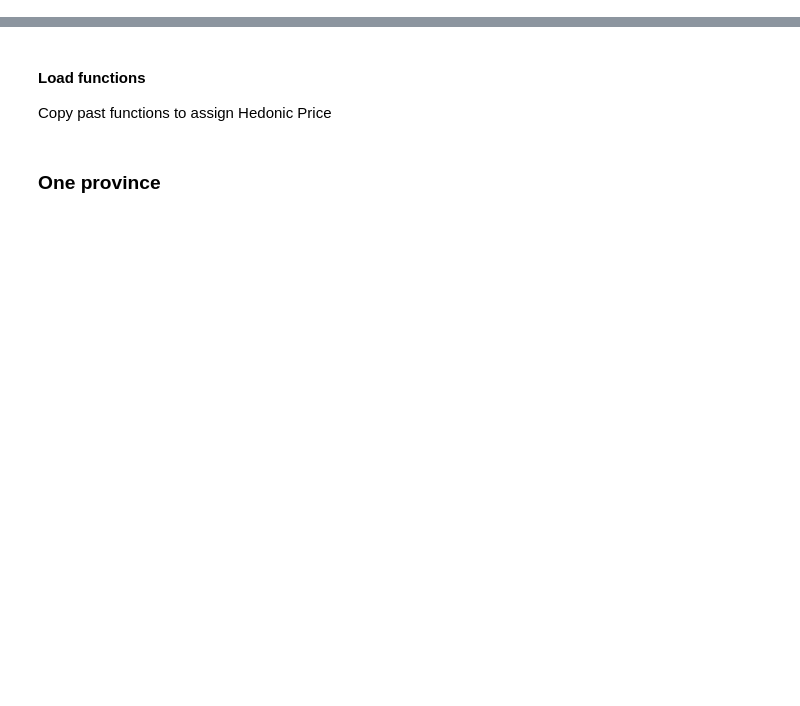
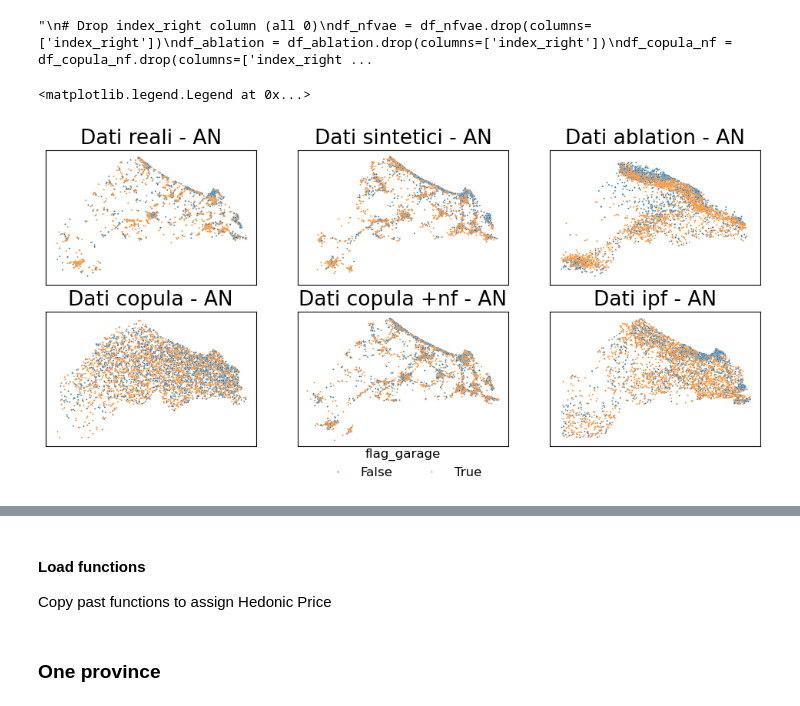
Before and after one commit to jaclenti/NFVAE-population-synthesis, a Jupyter notebook: notebooks/jl_popsyn_comparison_ablation.ipynb, the cells around one changed output, grey strips where cells are left out. Cells and saved outputs as stored; diff of their text form; code cells hidden in the pictures; blank space fills up the shorter version.

Commit message:
Update comparison ablation

```diff
--- a/notebooks/jl_popsyn_comparison_ablation.ipynb
+++ b/notebooks/jl_popsyn_comparison_ablation.ipynb
@@ -26,0 +155,79 @@ from spatial_autocorrelation import get_localMoransI, LISA_scatterplot
+# %%
+import pickle
+
+prov = "AN"
+
+with open(f'/data/housing/data/intermediate/jl_pop_synth/isp_baselines/all_baselines_{prov}.pickle', 'rb') as f:
+    all_baselines = pickle.load(f)
+
+
+all_baselines.keys()
+
+#
+
+df_real = all_baselines['df_real']
+df_nfvae= all_baselines['df_nfvae']
+df_ablation= all_baselines['df_ablation']
+df_ipf = all_baselines['df_ipf']
+df_copula_nf = all_baselines['df_copula_nf']
+df_copula_ablation = all_baselines['df_copula_ablation']
+
+
+
+'''
+# Drop index_right column (all 0)
+df_nfvae = df_nfvae.drop(columns=['index_right'])
+df_ablation = df_ablation.drop(columns=['index_right'])
+df_copula_nf = df_copula_nf.drop(columns=['index_right'])
+df_copula_ablation = df_copula_ablation.drop(columns=['index_right'])
+df_ipf = df_ipf.drop(columns=['index_right'])'''
+# %% [output]
+"\n# Drop index_right column (all 0)\ndf_nfvae = df_nfvae.drop(columns=['index_right'])\ndf_ablation = df_ablation.drop(columns=['index_right'])\ndf_copula_nf = df_copula_nf.drop(columns=['index_right ...
+# %%
+
+# Variables
+continuous_var = ['log_mq','log_price']
+ignore = ['x', 'y', 'SEZ2011', 'PRO_COM', 'CAP', 'OMI_id', 'prov_abbrv', 'energy_class', 'COD_CAT',
+       'anno_costruzione', 'COD_REG', 'COD_PROV']
+
+categoricals = list(set(df_real.columns).difference(set(continuous_var + ignore)))
+
+
+# transform categoricals to numeric
+for col in categoricals:
+    if col in df_real.columns:
+        df_real[col] = df_real[col].astype(float)
+    if col in df_nfvae.columns:
+        df_nfvae[col] = df_nfvae[col].astype(float)
+    if col in df_copula_ablation.columns:
+        df_copula_ablation[col] = df_copula_ablation[col].astype(float)
+    if col in df_copula_nf.columns:
+        df_copula_nf[col] = df_copula_nf[col].astype(float)
+    if col in df_ablation.columns:
+        df_ablation[col] = df_ablation[col].astype(float)
+    if col in df_ipf.columns:
+        df_ipf[col] = df_ipf[col].astype(float)
+# %%
+plot_var= 'flag_garage'
+fig, axes = sbp(nrows=2,ncols = 3, figsize = (12,5), sharex = True, sharey = True)
+axes = axes.flatten()
+for j,df_plot in enumerate([df_real.assign(flag_garage = lambda x: x[plot_var] == 1), df_nfvae, df_ablation,
+                            df_copula_ablation, df_copula_nf, df_ipf]):
+
+    sns.scatterplot(data = df_plot,
+                    hue = plot_var,
+                    # hue = "flag_garage",
+                    x = "x", y = "y", s = 2, ax = axes[j])
+    # axes[j].set_title(prov + " " + ["Real", "Synthetic"][j])
+    axes[j].set_title("Dati " + ["reali", "sintetici", "ablation",'copula','copula +nf','ipf'][j] + " - " + prov, fontsize = 19)
+    axes[j].get_xaxis().set_visible(False)
+    axes[j].get_yaxis().set_visible(False)
+    axes[j].legend().set_visible(False)
+    #axes[j].legend(fontsize = 14, markerscale = 10, title_fontsize = 14).set_title("Garage")
+
+# plt make common legend
+handles, labels = axes[0].get_legend_handles_labels()
+fig.legend(handles, labels, title = plot_var, loc='lower center', ncol=2, fontsize=12, title_fontsize=12, frameon=False)
+# %% [output]
+<matplotlib.legend.Legend at 0x...>
+[figure, added]
```
Also changed, not shown: parts of 65 cells of this notebook.
